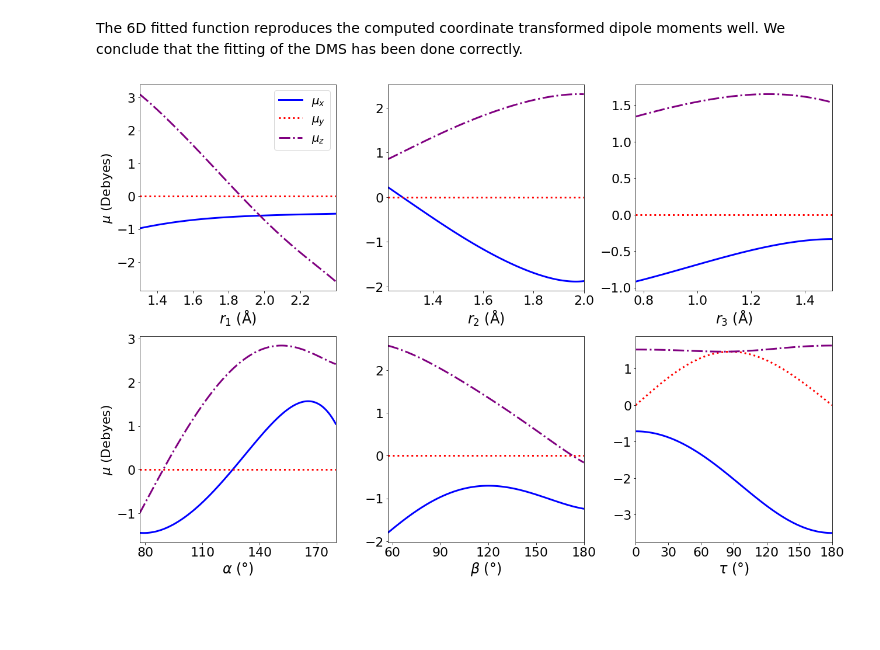
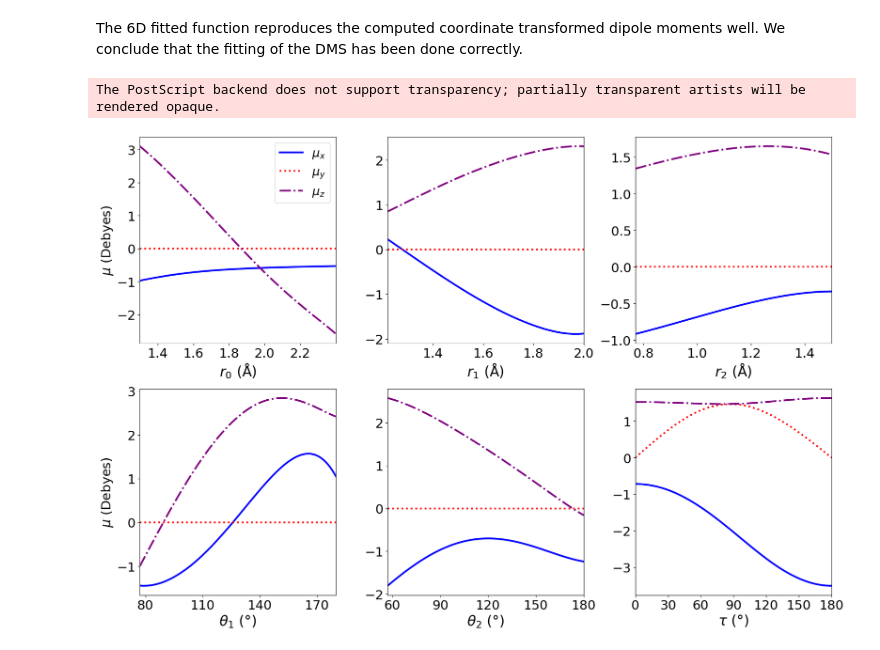
Before and after one commit to R-y-a-n-M-o-k/HOPO-Codes, a Jupyter notebook: DMS_fit_testing/test_dipole_fits.ipynb, the cells around one changed output. Saved outputs shown, nothing was run; the diff lists cells and outputs as text; code cells hidden in the pictures; blank space fills up the shorter version.

```diff
--- a/DMS_fit_testing/test_dipole_fits.ipynb
+++ b/DMS_fit_testing/test_dipole_fits.ipynb
@@ -284,7 +284,7 @@ The 6D fitted function reproduces the computed coordinate transformed dipole mom
 # %%
 dms_6d = [x_dms, y_dms, z_dms]
 sheets = ["rpo2", "rpo1", "roh", "aopo", "apoh", "tau"]
-xlabels = [r'$r_1$',r'$r_2$',r'$r_3$', r'$\alpha$', r'$\beta$', r'$\tau$']
+xlabels = [r'$r_0$',r'$r_1$',r'$r_2$', r'$\theta_1$', r'$\theta_2$', r'$\tau$']
 test_equilibriums = [1.60431, 1.46830, 0.96802, 110.730, 113.054, 0]
 coordinate_lower_bounds = [1.3, 1.22,  0.77, 77, 57, 0]
 coordinate_upper_bounds = [2.4, 2.0, 1.5, 180, 180, 180]
@@ -303,32 +303,39 @@ for plot_num, j in enumerate(coord_idx):
         test_geometry[:, i] = test_equilibriums[i]
     test_geometry[:, j] = np.linspace(coordinate_lower_bounds[j],
                                       coordinate_upper_bounds[j],
                                       100)
 
     for k in range(3):
         ax.plot(test_geometry[:, j],
                 dms_6d[k](test_geometry),
                 lw=3,
                 color=line_color[k],
                 linestyle=line_styles[k],
                 label=labels[k])
 
     ax.set_xlabel(f'{xlabels[j]} ({x_units[j]})', fontsize=24)
     ax.set_xlim(coordinate_lower_bounds[j],
                 coordinate_upper_bounds[j],)
     if plot_num % 3 == 0:
         ax.set_ylabel(f'$μ$ (Debyes)', fontsize=22)
     ax.tick_params(labelsize=22)
     #ax.set_title(sheets[j], fontsize=20)
 
 axes[0, 0].set_xticks(np.arange(1.4, 2.40, 0.2))
 axes[1, 0].set_xticks(range(80, 181, 30))
 axes[1, 1].set_xticks(range(60, 181, 30))
 axes[1, 2].set_xticks(range(0, 181, 30))
 
 axes[0, 0].legend(fontsize=20)
 plt.tight_layout()
-plt.savefig(fname='1d_cuts_dmsfit', orientation='Landscape',  transparent=False, pad_inches=0)
+#plt.savefig(fname='1d_cuts_dmsfit', orientation='Landscape',  transparent=False, pad_inches=0)
+plt.savefig(fname='1d_cuts_dmsfit.eps',
+            format='eps',
+            orientation='Portrait',
+            transparent=False,
+            bbox_inches="tight",
+            pad_inches=0)
 plt.show()
 # %% [output]
+The PostScript backend does not support transparency; partially transparent artists will be rendered opaque.
-[figure, old version]
+[figure, new version]
```
Also changed, not shown: parts of 2 cells of this notebook, 19 other files.
